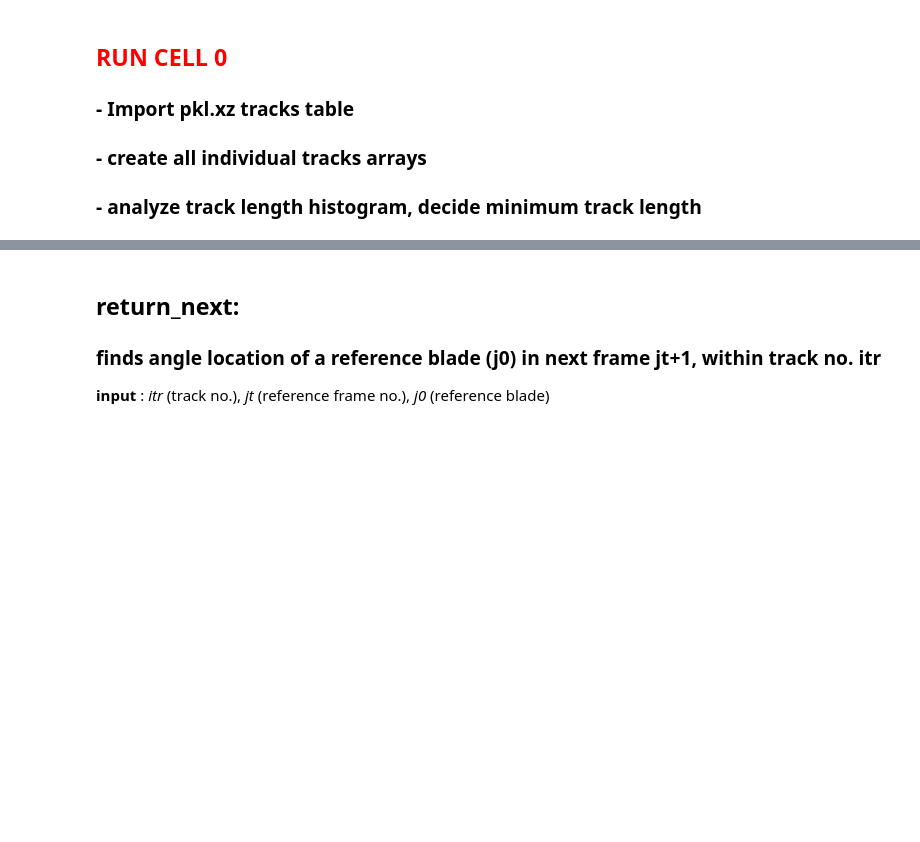
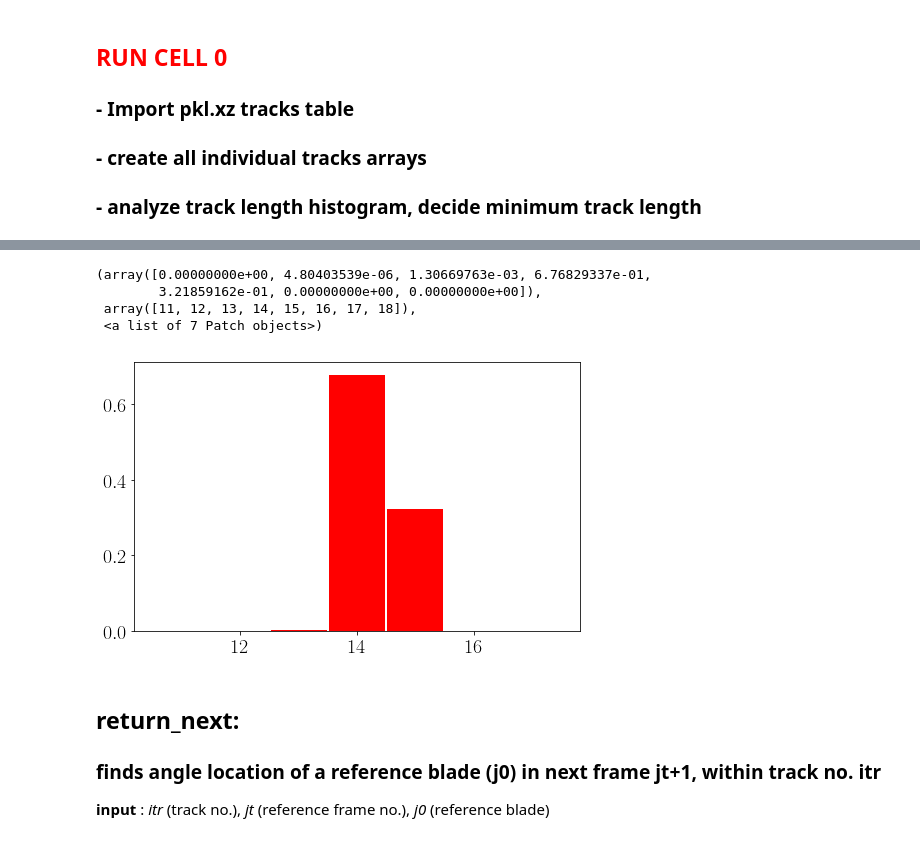
Before and after one commit to fvegar/brownian, a Jupyter notebook: chiral_tracks.ipynb, the cells around one changed output, grey strips where cells are left out. Drawn from its saved outputs; the diff is of its cells as text; code cells hidden in the pictures; blank space fills up the shorter version.

```diff
--- a/chiral_tracks.ipynb
+++ b/chiral_tracks.ipynb
@@ -488,10 +537,18 @@ datos_orig, datos = reset_track_indexes(datos)
 
 datos = datos[['frame','track','x','y','extremos']]
 
+print('hecho\n')
+
 save_rescale_angle(0, datos)
+
+print('hecho\n')
+
 del datos['extremos'] # remove original clumpsy angles list structure
 #datos.columns = ['frame','track','x','y','maxs','mins'];
+
 filter_spurious_angles(0,datos)
+
+print('hecho\n')
 
 # imprime (formateada) cabecera de tabla de datos
 pdisplay(datos.head())
@@ -502,7 +559,14 @@ print('max. for positions:\n', np.max(datos[['x','y']]), '\n')
 la = angles_list_lengths(datos.maxt)
 
 plt.figure(figsize=(8,8/ct.golden))
-plt.hist(la,rwidth=0.96, bins=[11,12,13,14,15,16],color='r',density=True,align='left')
+plt.hist(la,rwidth=0.96, bins=[11,12,13,14,15,16,17],color='r',density=True,align='left')
+
+filter_outside_blades(datos)
+
+la = angles_list_lengths(datos.maxt)
+
+plt.figure(figsize=(8,8/ct.golden))
+plt.hist(la,rwidth=0.96, bins=[11,12,13,14,15,16,17],color='r',density=True,align='left')
 
 ## store tracks individually
 tracks = all_tracks(datos, True)
@@ -544,3 +615,13 @@ Canvas(toolbar=Toolbar(toolitems=[('Home', 'Reset original view', 'home', 'home'
+# %%
+
+plt.figure(figsize=(8,8/ct.golden))
+plt.hist(la,rwidth=0.96, bins=[11,12,13,14,15,16,17,18],color='r',density=True,align='left')
+# %% [output]
+(array([0.00000000e+00, 4.80403539e-06, 1.30669763e-03, 6.76829337e-01,
+        3.21859162e-01, 0.00000000e+00, 0.00000000e+00]),
+ array([11, 12, 13, 14, 15, 16, 17, 18]),
+ <a list of 7 Patch objects>)
+[figure, added]
 # %% [markdown]
 ## return_next:
 ### finds angle location of a reference blade (j0) in next frame jt+1, within track no. itr
```
Also changed, not shown: parts of 18 cells of this notebook.
